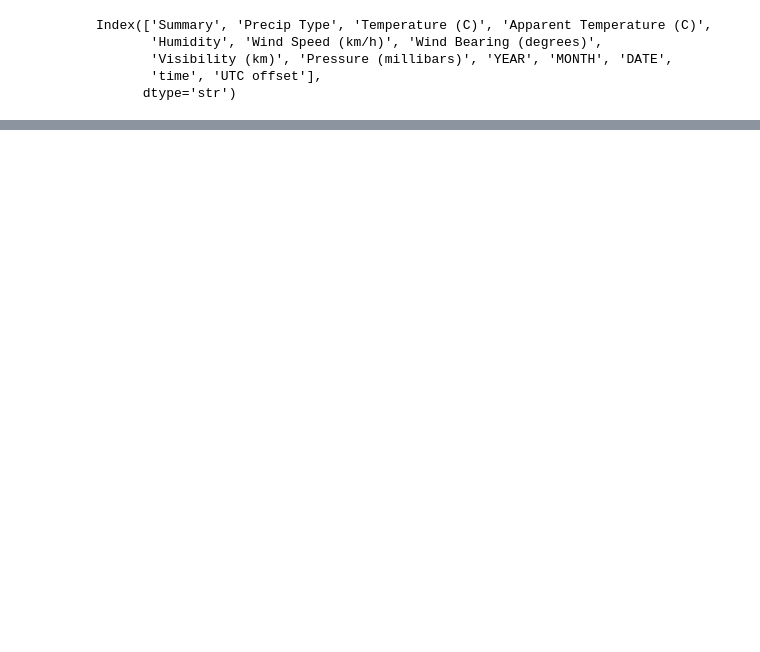
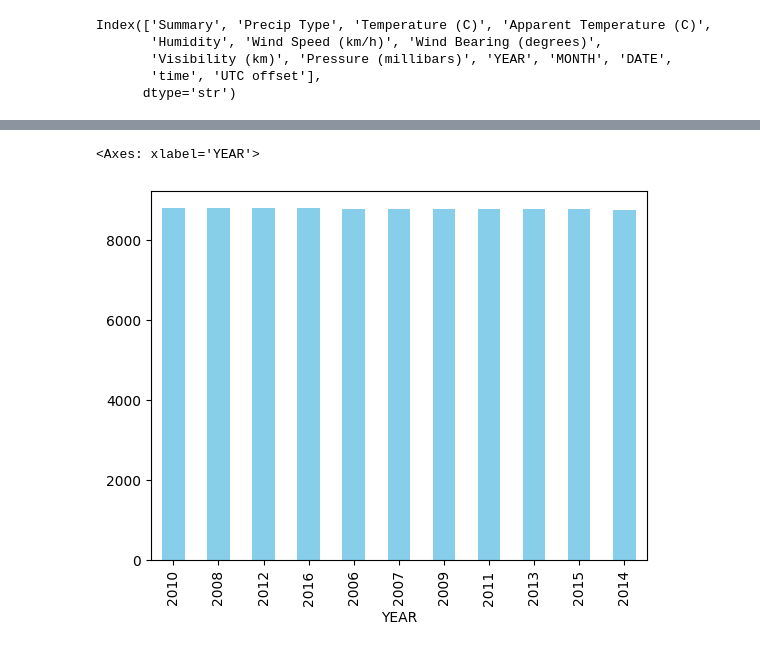
Before and after one commit to nomankhan0347893-web/mentorship-program-devsil, a Jupyter notebook: week_5_pro.ipynb, the cells around one changed output, grey strips where cells are left out. Drawn from its saved outputs; the diff is of its cells as text; code cells hidden in the pictures; blank space fills up the shorter version.

```diff
--- a/week_5_pro.ipynb
+++ b/week_5_pro.ipynb
@@ -738,0 +925,5 @@ Index(['Summary', 'Precip Type', 'Temperature (C)', 'Apparent Temperature (C)',
+# %%
+df['YEAR'].value_counts().plot(kind='bar', color='skyblue')
+# %% [output]
+<Axes: xlabel='YEAR'>
+[figure, added]
```
Also changed, not shown: parts of 53 cells of this notebook.
